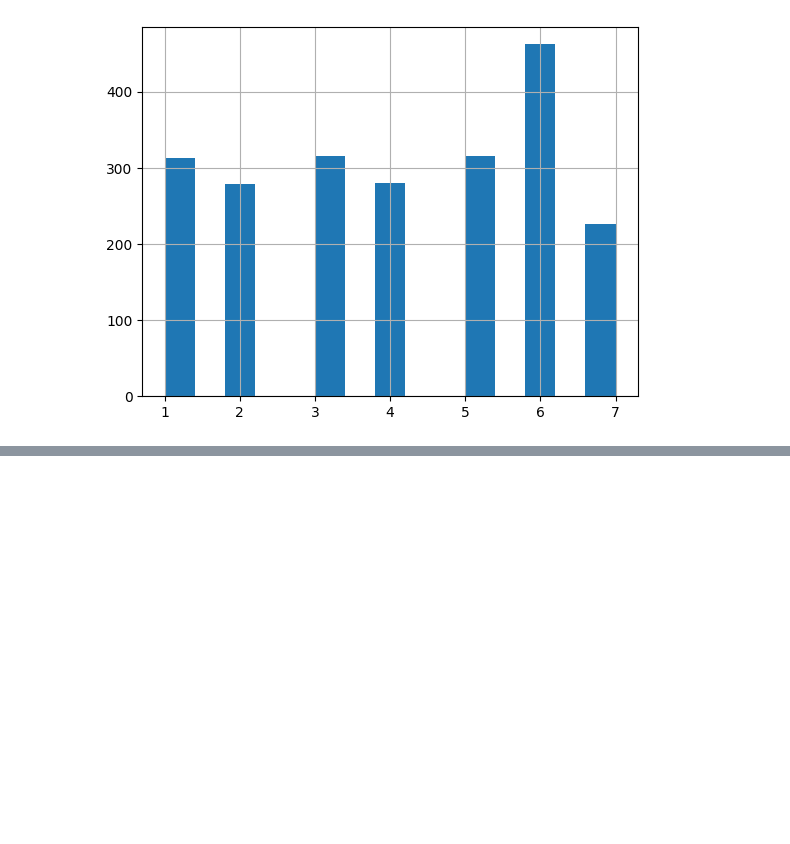
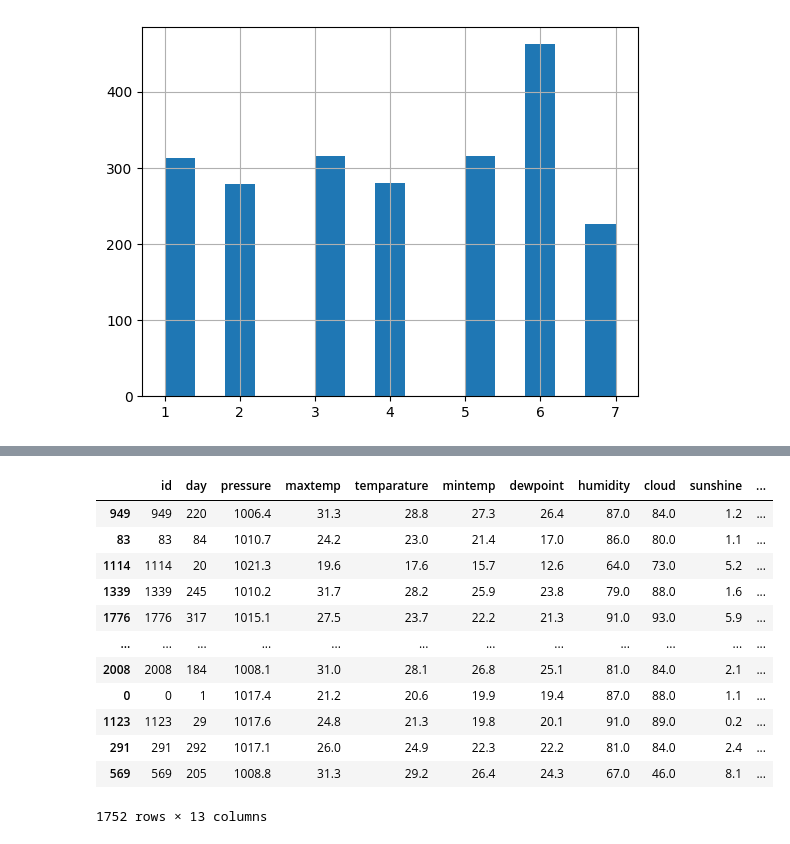
Before and after one commit to Ashmit-1/rainfall_prdiction, a Jupyter notebook: rainfall_prediction.ipynb, the cells around one changed output, grey strips where cells are left out. Drawn from its saved outputs; the diff is of its cells as text; code cells hidden in the pictures; blank space fills up the shorter version.

Commit message:
split train and test set in 0.2 ratio

```diff
--- a/rainfall_prediction.ipynb
+++ b/rainfall_prediction.ipynb
@@ -107,16 +124,32 @@ raw_data["cloud_category"].hist(bins=15)
 # %%
-# from sklearn.model_selection import StratifiedShuffleSplit
+from sklearn.model_selection import StratifiedShuffleSplit
 
-# split = StratifiedShuffleSplit(n_splits=1, test_size=0.2, random_state=42)
-# for train_index, test_index in split.split(raw_data, raw_data["cloud"]):
-#     strat_trainset = raw_data.loc[train_index]
-#     strat_testset = raw_data.loc[test_index]
+split = StratifiedShuffleSplit(n_splits=1, test_size=0.2, random_state=42)
+for train_index, test_index in split.split(raw_data, raw_data["cloud_category"]):
+    strat_trainset = raw_data.loc[train_index]
+    strat_testset = raw_data.loc[test_index]
 
-# X_train = pd.DataFrame(strat_trainset, columns=list(raw_data))
-# X_test = pd.DataFrame(strat_testset, columns=list(raw_data))
+X_train = pd.DataFrame(strat_trainset, columns=list(raw_data))
+X_test = pd.DataFrame(strat_testset, columns=list(raw_data))
 
-# y_train = X_train["rainfall"]
-# y_test = X_test["rainfall"]
+y_train = X_train["rainfall"]
+y_test = X_test["rainfall"]
 
-# X_train.drop(["rainfall"], inplace=True)
-# X_test.drop(["rainfall"], inplace=True)
+X_train.drop(columns=["rainfall"], inplace=True)
+X_test.drop(columns=["rainfall"], inplace=True)
+# %%
+X_train
+# %% [output]
+|  | id | day | pressure | maxtemp | temparature | mintemp | dewpoint | humidity | cloud | sunshine | ... |
+| 949 | 949 | 220 | 1006.4 | 31.3 | 28.8 | 27.3 | 26.4 | 87.0 | 84.0 | 1.2 | ... |
+| 83 | 83 | 84 | 1010.7 | 24.2 | 23.0 | 21.4 | 17.0 | 86.0 | 80.0 | 1.1 | ... |
+| 1114 | 1114 | 20 | 1021.3 | 19.6 | 17.6 | 15.7 | 12.6 | 64.0 | 73.0 | 5.2 | ... |
+| 1339 | 1339 | 245 | 1010.2 | 31.7 | 28.2 | 25.9 | 23.8 | 79.0 | 88.0 | 1.6 | ... |
+| 1776 | 1776 | 317 | 1015.1 | 27.5 | 23.7 | 22.2 | 21.3 | 91.0 | 93.0 | 5.9 | ... |
+| ... | ... | ... | ... | ... | ... | ... | ... | ... | ... | ... | ... |
+| 2008 | 2008 | 184 | 1008.1 | 31.0 | 28.1 | 26.8 | 25.1 | 81.0 | 84.0 | 2.1 | ... |
+| 0 | 0 | 1 | 1017.4 | 21.2 | 20.6 | 19.9 | 19.4 | 87.0 | 88.0 | 1.1 | ... |
+| 1123 | 1123 | 29 | 1017.6 | 24.8 | 21.3 | 19.8 | 20.1 | 91.0 | 89.0 | 0.2 | ... |
+| 291 | 291 | 292 | 1017.1 | 26.0 | 24.9 | 22.3 | 22.2 | 81.0 | 84.0 | 2.4 | ... |
+| 569 | 569 | 205 | 1008.8 | 31.3 | 29.2 | 26.4 | 24.3 | 67.0 | 46.0 | 8.1 | ... |
+1752 rows × 13 columns
```
Also changed, not shown: parts of 1 cell of this notebook.
